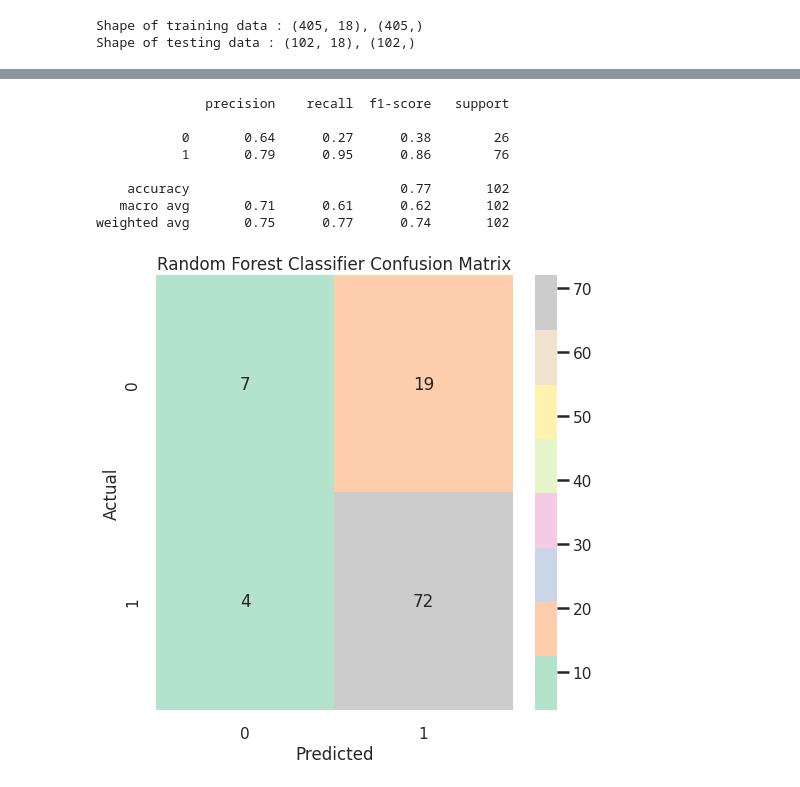
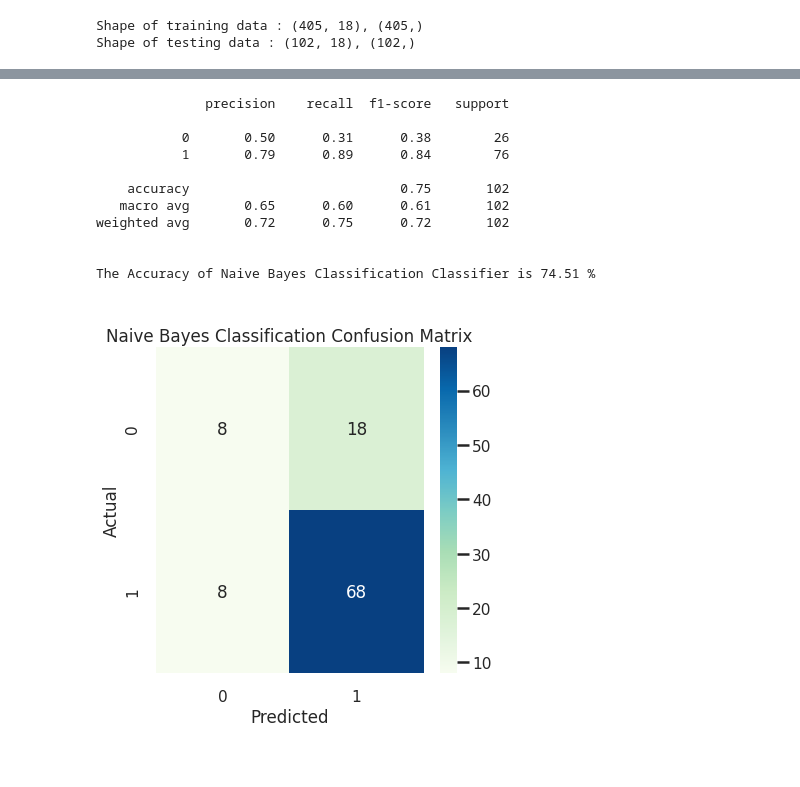
Before and after one commit to tanzina-islam/Lung_Cancer_Prediction_Using_ML, a Jupyter notebook: Lung_Cancer_Prediction.ipynb, the cells around one changed output, grey strips where cells are left out. Drawn from its saved outputs; the diff is of its cells as text; code cells hidden in the pictures; blank space fills up the shorter version.

```diff
--- a/Lung_Cancer_Prediction.ipynb
+++ b/Lung_Cancer_Prediction.ipynb
@@ -352,12 +355,0 @@ weighted avg       0.78      0.79      0.77       102
-# %%
-from sklearn.svm import SVC
-
-svm = SVC(C = 100, gamma = 0.002)
-svm.fit(x_train, y_train)
-svm_pred = svm.predict(x_test)
-svm_conf = confusion_matrix(y_test, svm_pred)
-svm_report = classification_report(y_test, svm_pred)
-svm_acc = round(accuracy_score(y_test, svm_pred)*100, ndigits = 2)
-print(f"Confusion Matrix : \n\n{svm_conf}")
-print(f"\nClassification Report : \n\n{svm_report}")
-print(f"\nThe Accuracy of Support Vector Machine is {svm_acc} %")
@@ -437,24 +386,29 @@ The Accuracy of Random Forest Classifier is 77.45 %
 # %%
-from sklearn.ensemble import RandomForestClassifier
+from sklearn.naive_bayes import GaussianNB
+from sklearn.metrics import confusion_matrix
+nbcla = GaussianNB()
+nbcla.fit(x_train, y_train)
+y_predict3 = nbcla.predict(x_test)
 
-rgf= RandomForestClassifier(n_estimators=100,random_state=9,n_jobs=-1)
-rfg.fit(x_train, y_train)
-rfg_pred = rfg.predict(x_test)
-confusion_rfg=confusion_matrix(y_test,rfg.predict(x_test))
-plt.figure(figsize=(8,8))
-sns.heatmap(confusion_rfg, annot=True,cmap="Pastel2")
-plt.title('Random Forest Classifier Confusion Matrix')
+confusion_nbcla=confusion_matrix(y_test,nbcla.predict(x_test))
+nbcla_acc = round(accuracy_score(y_test, nbcla_pred)*100, ndigits = 2)
+plt.figure(figsize=(6,6))
+sns.heatmap(confusion_nbcla,annot=True,cmap="GnBu")
+plt.title('\nNaive Bayes Classification Confusion Matrix')
 plt.xlabel("Predicted")
 plt.ylabel("Actual")
-print(classification_report(y_test,rfg_pred))
-plt.show()
+print(classification_report(y_test,nbcla.predict(x_test)))
+print(f"\nThe Accuracy of Naive Bayes Classification Classifier is {nbcla_acc} %")
 # %% [output]
               precision    recall  f1-score   support
 
-           0       0.64      0.27      0.38        26
-           1       0.79      0.95      0.86        76
+           0       0.50      0.31      0.38        26
+           1       0.79      0.89      0.84        76
 
-    accuracy                           0.77       102
-   macro avg       0.71      0.61      0.62       102
-weighted avg       0.75      0.77      0.74       102
+    accuracy                           0.75       102
+   macro avg       0.65      0.60      0.61       102
+weighted avg       0.72      0.75      0.72       102
+
+
+The Accuracy of Naive Bayes Classification Classifier is 74.51 %
-[figure, old version]
+[figure, new version]
```
Also changed, not shown: parts of 14 cells of this notebook.
